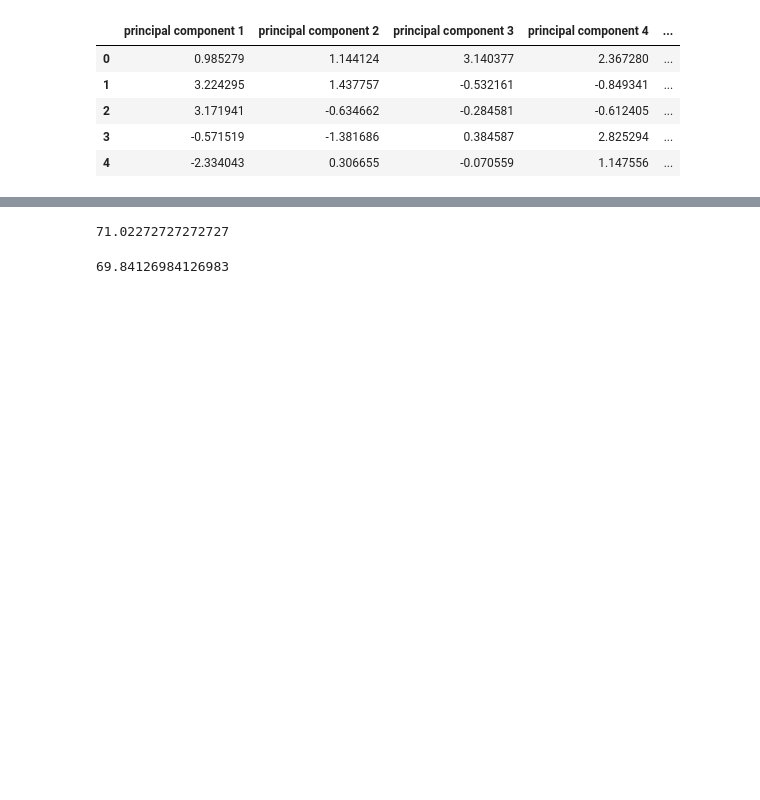
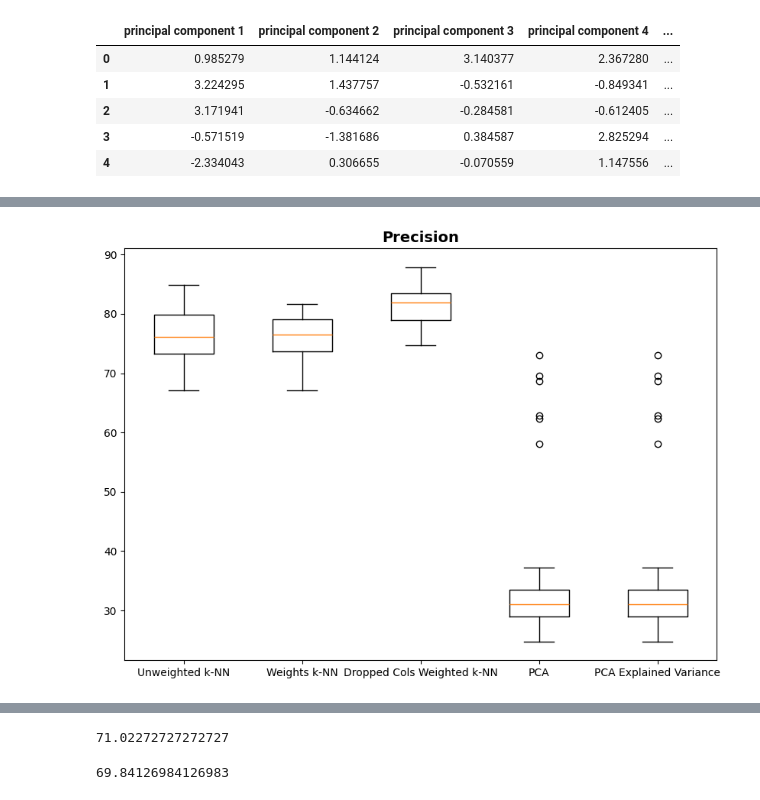
Before and after one commit to OnkarSama/Womp-Womp, a Jupyter notebook: modified-algo.ipynb, the cells around one changed output, grey strips where cells are left out. Saved outputs shown, nothing was run; the diff lists cells and outputs as text; code cells hidden in the pictures; blank space fills up the shorter version.

```diff
--- a/modified-algo.ipynb
+++ b/modified-algo.ipynb
@@ -814,0 +881,16 @@ plt.show()
+# %%
+fig = plt.figure(figsize =(10, 7))
+plt.title("Precision",fontsize=14, fontweight='bold')
+
+
+data = [avg_precision, weight_avg_precision, dropped_weight_avg_precision, pca_avg_precision, pca_explained_variance_precision]
+
+x_axis = ['Unweighted k-NN', 'Weights k-NN', 'Dropped Cols Weighted k-NN', 'PCA', 'PCA Explained Variance']
+
+# Creating plot
+plt.boxplot(data, tick_labels=x_axis)
+
+# show plot
+plt.show()
+# %% [output]
+[figure, added]
```
Also changed, not shown: parts of 16 cells of this notebook.
